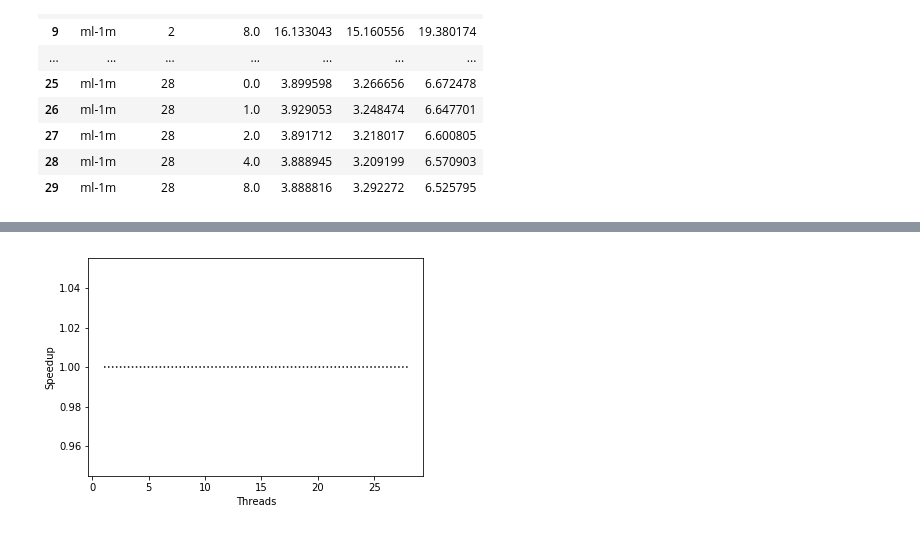
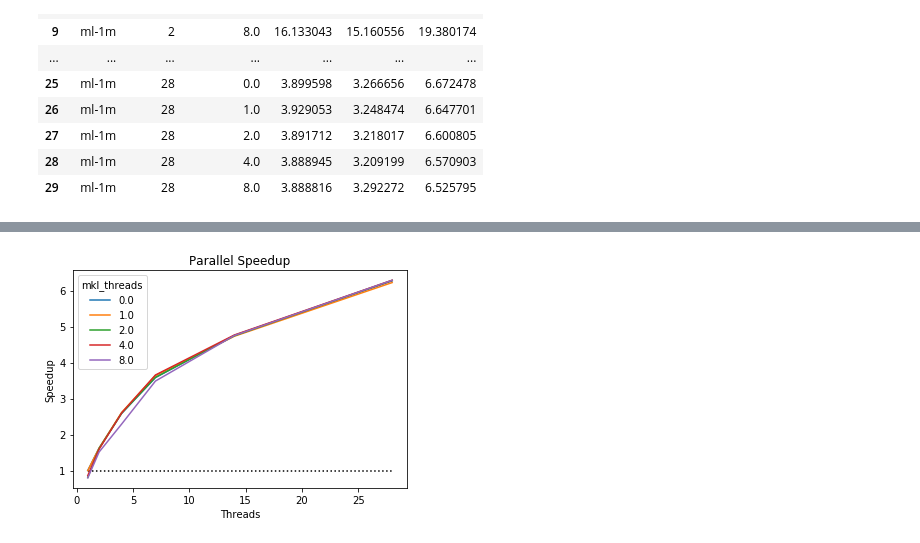
Before and after one commit to lenskit/lk-test-evals, a Jupyter notebook: Scaling.ipynb, the cells around one changed output, grey strips where cells are left out. Drawn from its saved outputs; the diff is of its cells as text; code cells hidden in the pictures.

Commit message:
print speedup for scaling

```diff
--- a/Scaling.ipynb
+++ b/Scaling.ipynb
@@ -98,0 +93,3 @@ rdf.plot()
+# %%
+baseline = omp_means[(omp_means.threads == 1.0) & (omp_means.mkl_threads == 1.0)]
+baseline
@@ -98,0 +99,3 @@ rdf.plot()
+# %%
+omp_means['speedup'] = baseline['mean'].values / omp_means['mean']
+omp_means.head()
@@ -99,10 +109,11 @@ rdf.plot()
 # %%
 fig, ax = plt.subplots()
-# omp_means[omp_means.dataset == 'ml-100k'].plot.scatter(x='threads', y='mean', color='blue', label='ML100K', ax=ax)
-# omp_means[omp_means.dataset == 'ml-1m'].plot.scatter(x='threads', y='mean', color='red', label='ML1M', ax=ax)
+rdf = omp_means.pivot(index='threads', columns='mkl_threads', values='speedup')
+rdf.plot(ax=ax)
+ax.set_ylabel('Speedup')
 ax.set_xlabel('Threads')
-ax.set_ylabel('Speedup')
+ax.set_title('Parallel Speedup')
 plt.hlines(1, omp_means.threads.min(), omp_means.threads.max(), linestyles='dotted')
 plt.show()
 # %% [output]
-[figure, old version]
+[figure, new version]
```
Also changed, not shown: parts of 3 cells of this notebook.
